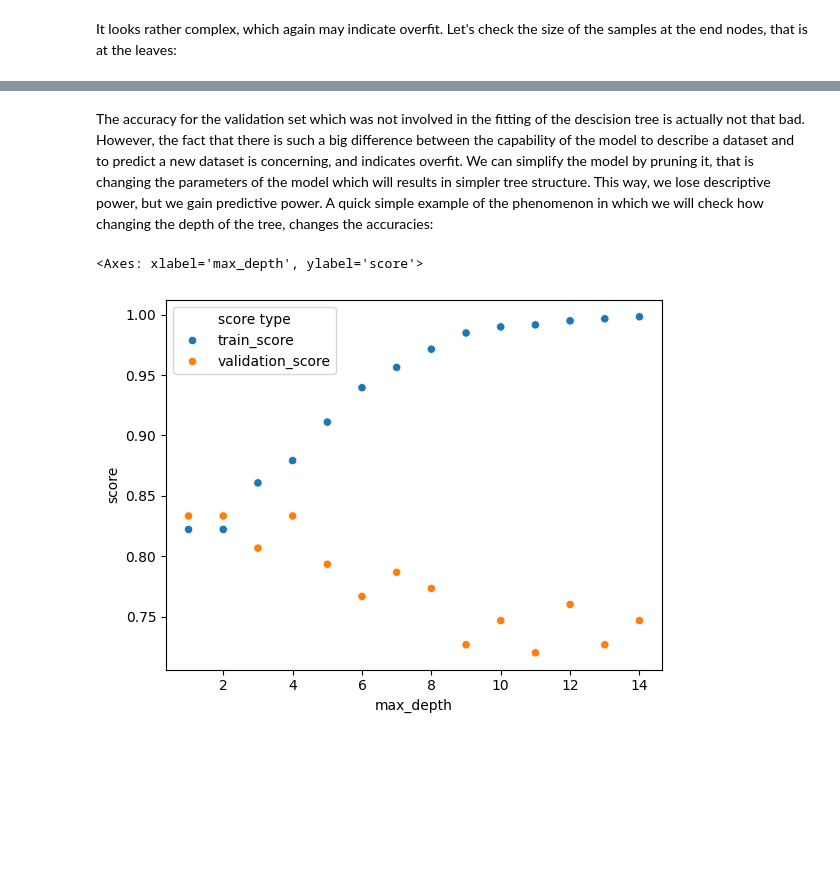
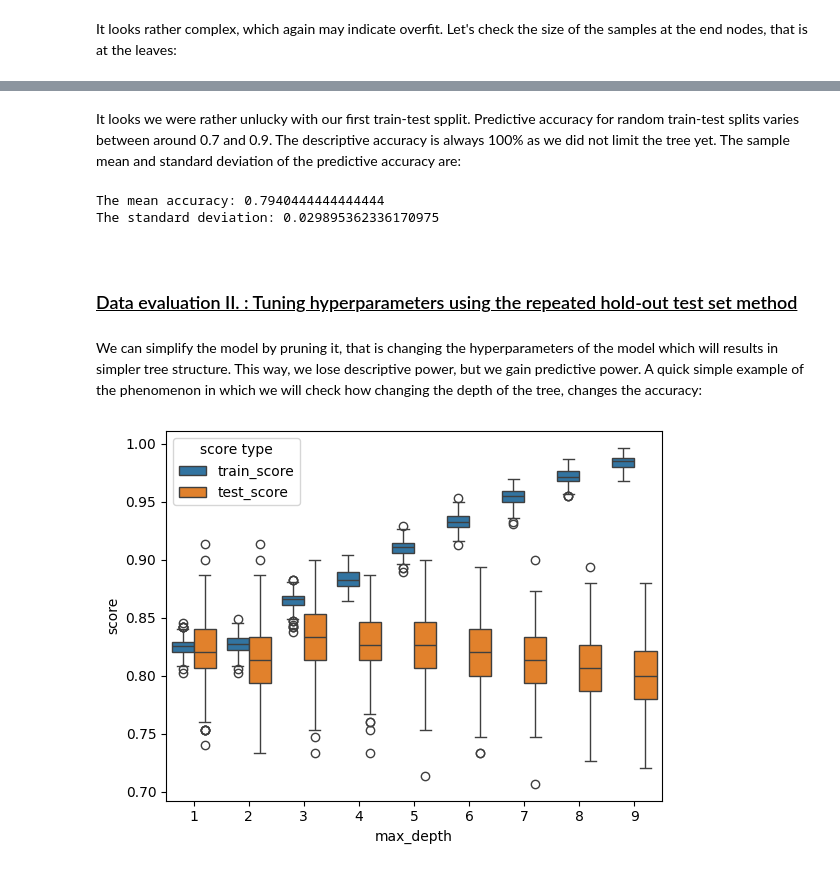
Before and after one commit to MMateo1120/machine_learning_tutorials, a Jupyter notebook: decision_tree.ipynb, the cells around one changed output, grey strips where cells are left out. Saved outputs shown, nothing was run; the diff lists cells and outputs as text; code cells hidden in the pictures; blank space fills up the shorter version.

```diff
--- a/decision_tree.ipynb
+++ b/decision_tree.ipynb
@@ -280,9 +278,0 @@ We saw that a simple decision tree (without setting any parameters) can describe
-# %%
-from sklearn.model_selection import train_test_split
-
-X_train, X_val, y_train, y_val = train_test_split(
-    X, y, test_size=0.2, random_state=111
-)
-
-clf = tree.DecisionTreeClassifier(random_state=111)
-clf = clf.fit(X_train,y_train)
@@ -301,0 +279,5 @@ Accuracy for the validation set: 0.74
+# %%
+y_test_pred = clf.predict(X_test)
+print(
+    f"Accuracy for the test set: {metrics.accuracy_score(y_test, y_test_pred)}"
+)
@@ -302,36 +322,60 @@ Accuracy for the validation set: 0.74
+# %% [markdown]
+It looks we were rather unlucky with our first train-test spplit. Predictive accuracy for random train-test splits varies between around 0.7 and 0.9. The descriptive accuracy is always 100% as we did not limit the tree yet. The sample mean and standard deviation of the predictive accuracy are:
+# %%
+print(f"The mean accuracy: {scores_simple_holdout.loc[scores_simple_holdout["score type"]=="test_score"].score.mean()}"
+      + "\n"
+      + f"The standard deviation: {scores_simple_holdout.loc[scores_simple_holdout["score type"]=="test_score"].score.std()}")
+# %% [output]
+The mean accuracy: 0.7940444444444444
+The standard deviation: 0.029895362336170975
+# %% [markdown]
+<br/>
+
+### <ins>Data evaluation II. : Tuning hyperparameters using the repeated hold-out test set method<ins>
 # %% [markdown]
-The accuracy for the validation set which was not involved in the fitting of the descision tree is actually not that bad. However, the fact that there is such a big difference between the capability of the model to describe a dataset and to predict a new dataset is concerning, and indicates overfit. We can simplify the model by pruning it, that is changing the parameters of the model which will results in simpler tree structure. This way, we lose descriptive power, but we gain predictive power. A quick simple example of the phenomenon in which we will check how changing the depth of the tree, changes the accuracies:
+We can simplify the model by pruning it, that is changing the hyperparameters of the model which will results in simpler tree structure. This way, we lose descriptive power, but we gain predictive power. A quick simple example of the phenomenon in which we will check how changing the depth of the tree, changes the accuracy:
 # %%
 import seaborn as sns
 
-depths = list(range(1, 15))
+np.random.seed(111)
 
+depths = list(range(1, 10))
 scores_train = []
-scores_val = []
+scores_test = []
+depths_values = []
 
-for depth in depths:
-    clf = tree.DecisionTreeClassifier(max_depth=depth, random_state=111)
-    clf.fit(X_train, y_train)
-    y_train_pred = clf.predict(X_train)
-    scores_train.append(metrics.accuracy_score(y_train, y_train_pred))
-    y_val_pred = clf.predict(X_val)
-    scores_val.append(metrics.accuracy_score(y_val, y_val_pred))
+for _ in range(300):
+    X_train, X_test, y_train, y_test = train_test_split(X, y, test_size=0.2)
+
+    for depth in depths:
+        clf = tree.DecisionTreeClassifier(max_depth=depth, random_state=111)
+        clf.fit(X_train, y_train)
+        y_train_pred = clf.predict(X_train)
+        scores_train.append(metrics.accuracy_score(y_train, y_train_pred))
+        y_test_pred = clf.predict(X_test)
+        scores_test.append(metrics.accuracy_score(y_test, y_test_pred))
+        depths_values.append(depth)
 
 scores = pd.DataFrame(
     {
         "train_score": scores_train,
-        "validation_score": scores_val,
-        "max_depth": depths,
+        "test_score": scores_test,
+        "max_depth": depths_values,
     }
 )
-scores = pd.melt(
+
+scores_tuned_holdout_maxdepth = pd.melt(
     scores,
     id_vars=["max_depth"],
-    value_vars=["train_score", "validation_score"],
+    value_vars=["train_score", "test_score"],
     var_name="score type",
     value_name="score",
 )
-sns.scatterplot(scores, x="max_depth", y="score", hue="score type")
+
+sns.boxplot(
+    scores_tuned_holdout_maxdepth, x="max_depth", y="score", hue="score type"
+)
+
+np.random.seed()
 # %% [output]
-<Axes: xlabel='max_depth', ylabel='score'>
-[figure, old version]
+[figure, new version]
```
Also changed, not shown: parts of 40 cells of this notebook.
